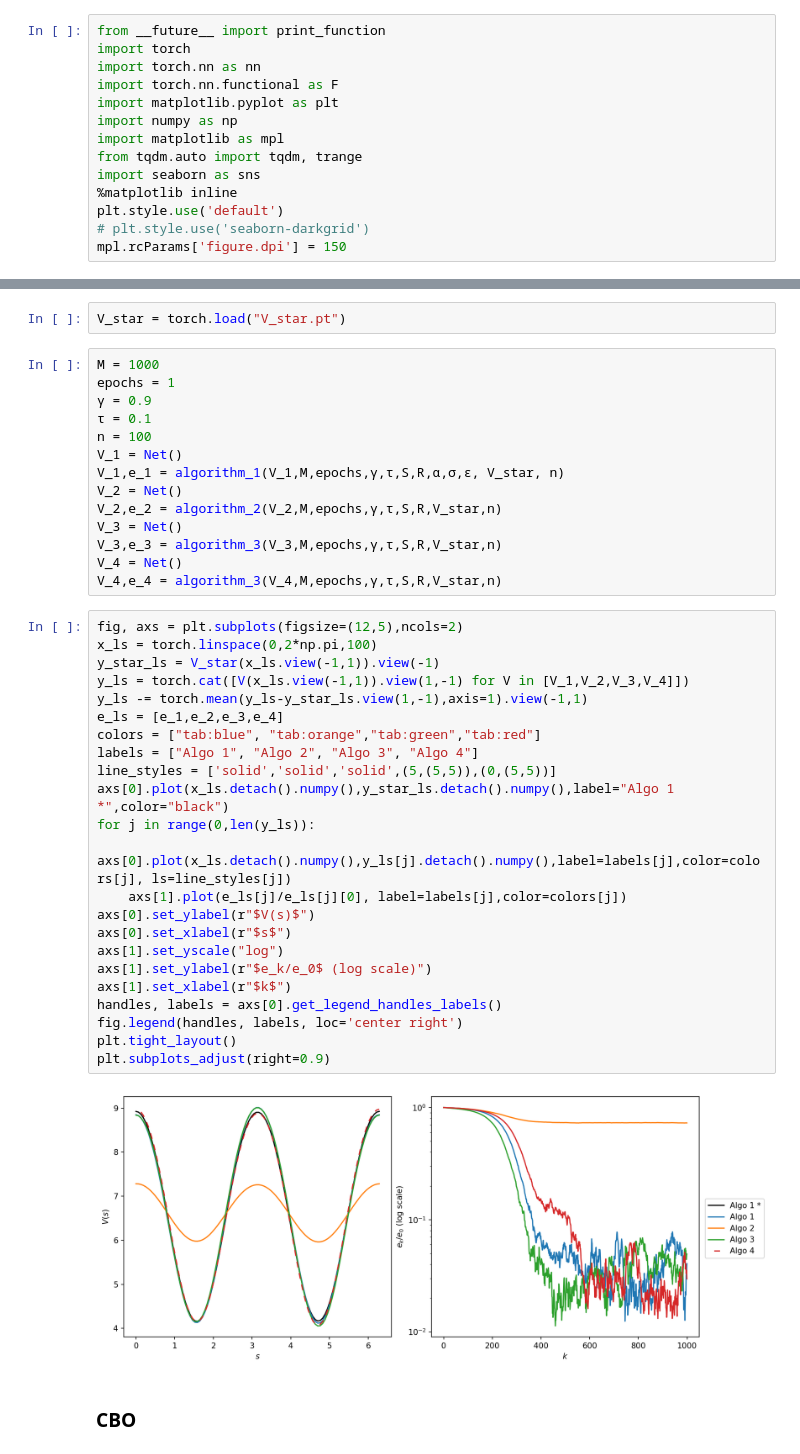
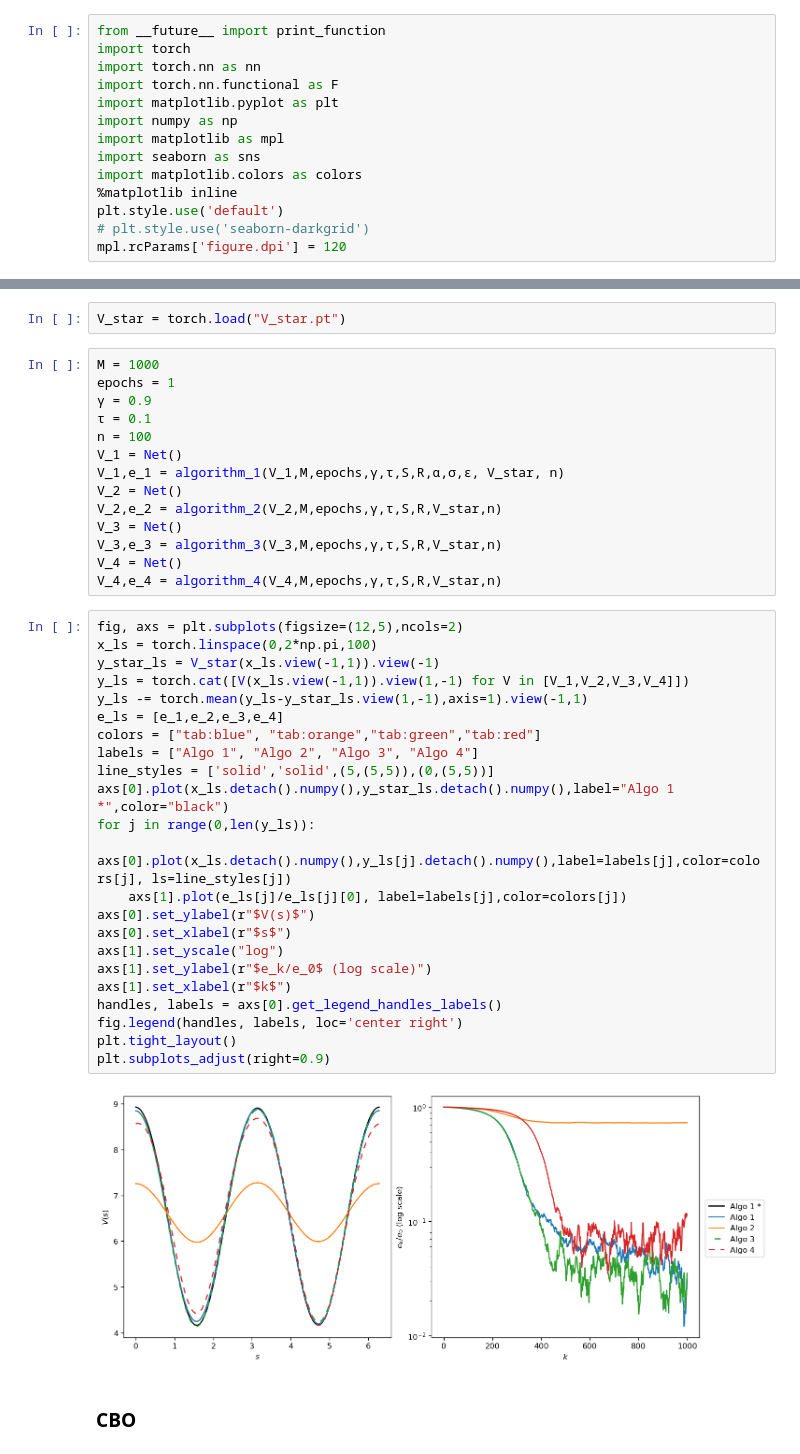
Before and after one commit to franinsu/CBO_RL, a Jupyter notebook: CBO_RL.ipynb, the cells around one changed output, grey strips where cells are left out. Drawn from its saved outputs; the diff is of its cells as text.

```diff
--- a/CBO_RL.ipynb
+++ b/CBO_RL.ipynb
@@ -8,9 +8,9 @@ import torch.nn.functional as F
 import matplotlib.pyplot as plt
 import numpy as np
 import matplotlib as mpl
-from tqdm.auto import tqdm, trange
 import seaborn as sns
+import matplotlib.colors as colors
 %matplotlib inline
 plt.style.use('default')
 # plt.style.use('seaborn-darkgrid')
-mpl.rcParams['figure.dpi'] = 150
+mpl.rcParams['figure.dpi'] = 120
@@ -273,32 +295,32 @@ V_2,e_2 = algorithm_2(V_2,M,epochs,γ,τ,S,R,V_star,n)
 V_3 = Net()
 V_3,e_3 = algorithm_3(V_3,M,epochs,γ,τ,S,R,V_star,n)
 V_4 = Net()
-V_4,e_4 = algorithm_3(V_4,M,epochs,γ,τ,S,R,V_star,n)
+V_4,e_4 = algorithm_4(V_4,M,epochs,γ,τ,S,R,V_star,n)
 # %%
 fig, axs = plt.subplots(figsize=(12,5),ncols=2)
 x_ls = torch.linspace(0,2*np.pi,100)
 y_star_ls = V_star(x_ls.view(-1,1)).view(-1)
 y_ls = torch.cat([V(x_ls.view(-1,1)).view(1,-1) for V in [V_1,V_2,V_3,V_4]])
 y_ls -= torch.mean(y_ls-y_star_ls.view(1,-1),axis=1).view(-1,1)
 e_ls = [e_1,e_2,e_3,e_4]
 colors = ["tab:blue", "tab:orange","tab:green","tab:red"]
 labels = ["Algo 1", "Algo 2", "Algo 3", "Algo 4"]
-line_styles = ['solid','solid','solid',(5,(5,5)),(0,(5,5))]
+line_styles = ['solid','solid',(5,(5,5)),(0,(5,5))]
 axs[0].plot(x_ls.detach().numpy(),y_star_ls.detach().numpy(),label="Algo 1 *",color="black")
 for j in range(0,len(y_ls)):
     axs[0].plot(x_ls.detach().numpy(),y_ls[j].detach().numpy(),label=labels[j],color=colors[j], ls=line_styles[j])
     axs[1].plot(e_ls[j]/e_ls[j][0], label=labels[j],color=colors[j])
 axs[0].set_ylabel(r"$V(s)$")
 axs[0].set_xlabel(r"$s$")
 axs[1].set_yscale("log")
 axs[1].set_ylabel(r"$e_k/e_0$ (log scale)")
 axs[1].set_xlabel(r"$k$")
 handles, labels = axs[0].get_legend_handles_labels()
 fig.legend(handles, labels, loc='center right')
 plt.tight_layout()
 plt.subplots_adjust(right=0.9)
 # %% [output]
-[figure, old version]
+[figure, new version]
 # %% [markdown]
 ### CBO
 # %%
```
Also changed, not shown: parts of 15 cells of this notebook, 8 other files.
